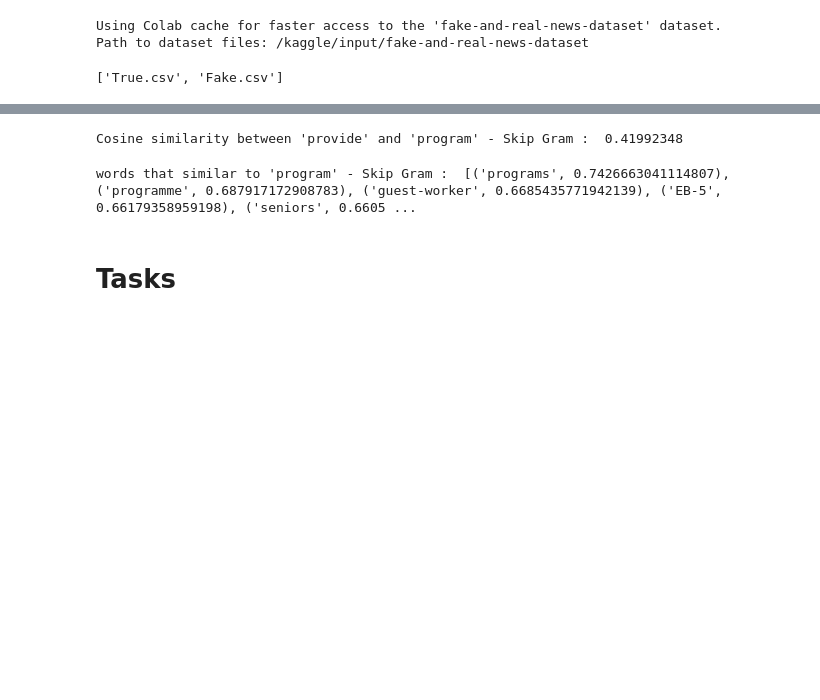
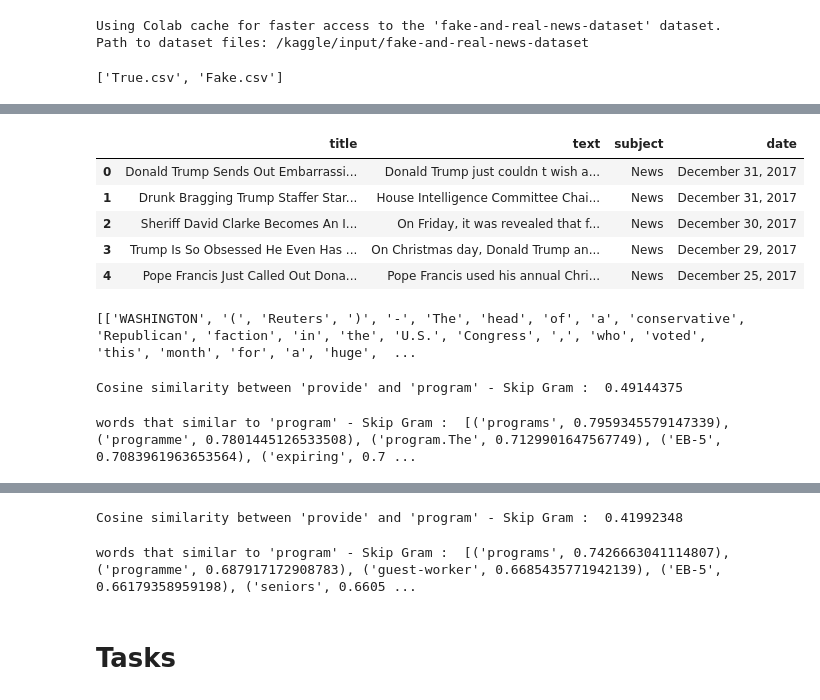
Before and after one commit to ManarAlmusalam-uni/NLP-Lab5, a Jupyter notebook: Lab5_Text_Representation_2.ipynb, the cells around one changed output, grey strips where cells are left out. Drawn from its saved outputs; the diff is of its cells as text; code cells hidden in the pictures; blank space fills up the shorter version.

```diff
--- a/Lab5_Text_Representation_2.ipynb
+++ b/Lab5_Text_Representation_2.ipynb
@@ -169,0 +186,29 @@ print(os.listdir(path))
+# %%
+fake_df = pd.read_csv(os.path.join(path, 'Fake.csv'))
+fake_df.head()
+# %% [output]
+|  | title | text | subject | date |
+| 0 | Donald Trump Sends Out Embarrassi... | Donald Trump just couldn t wish a... | News | December 31, 2017 |
+| 1 | Drunk Bragging Trump Staffer Star... | House Intelligence Committee Chai... | News | December 31, 2017 |
+| 2 | Sheriff David Clarke Becomes An I... | On Friday, it was revealed that f... | News | December 30, 2017 |
+| 3 | Trump Is So Obsessed He Even Has ... | On Christmas day, Donald Trump an... | News | December 29, 2017 |
+| 4 | Pope Francis Just Called Out Dona... | Pope Francis used his annual Chri... | News | December 25, 2017 |
+# %%
+
+# Add labels
+true_df['label'] = 1
+fake_df['label'] = 0
+
+# Combine both datasets
+df = pd.concat([true_df, fake_df], ignore_index=True)
+
+# Tokenize the news text
+tokens = []
+
+for text in df['text'].dropna():
+    token = word_tokenize(text)
+    tokens.append(token)
+
+print(tokens[:2])
+# %% [output]
+[['WASHINGTON', '(', 'Reuters', ')', '-', 'The', 'head', 'of', 'a', 'conservative', 'Republican', 'faction', 'in', 'the', 'U.S.', 'Congress', ',', 'who', 'voted', 'this', 'month', 'for', 'a', 'huge',  ...
@@ -170,3 +217,11 @@ print(os.listdir(path))
+# %%
+print("Cosine similarity between 'provide' and 'program' - Skip Gram : ",w2v.wv.similarity('provide', 'program'))
+# %% [output]
+Cosine similarity between 'provide' and 'program' - Skip Gram :  0.49144375
+# %%
+print("words that similar to 'program' - Skip Gram : ",w2v.wv.most_similar('program'))
+# %% [output]
+words that similar to 'program' - Skip Gram :  [('programs', 0.7959345579147339), ('programme', 0.7801445126533508), ('program.The', 0.7129901647567749), ('EB-5', 0.7083961963653564), ('expiring', 0.7 ...
 # %%
 df = pd.read_csv('/content/True.csv', engine='python', on_bad_lines='skip') #fake-and-real-news-dataset-true.csv
 df.head()
```
Also changed, not shown: parts of 28 cells of this notebook.
